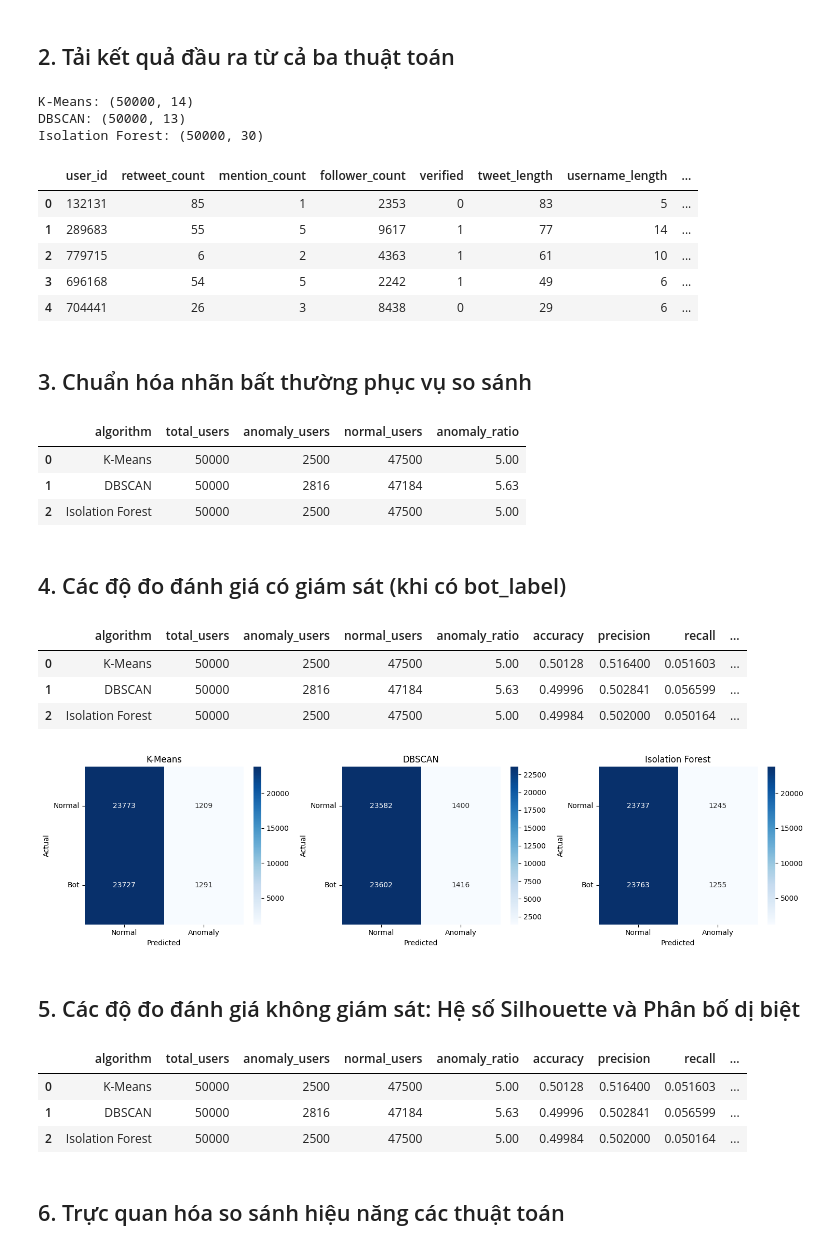
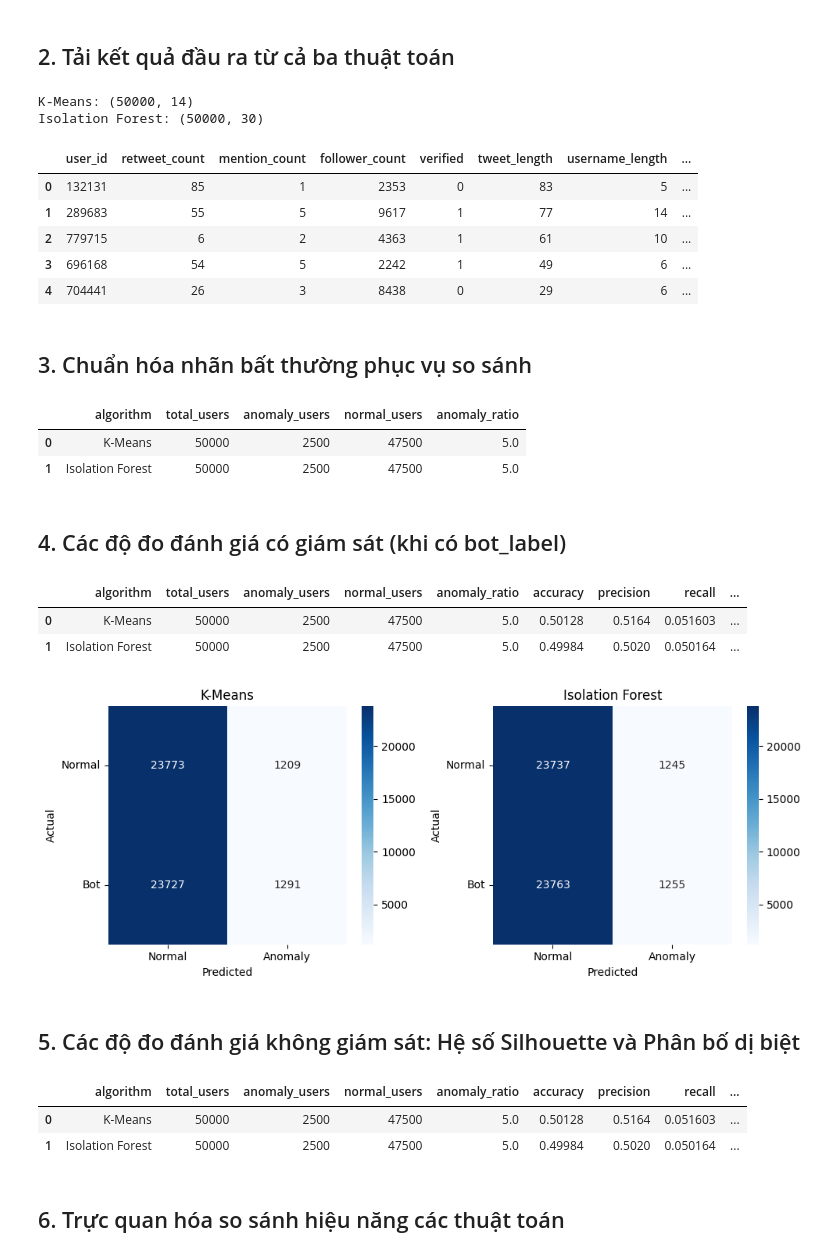
Before and after one commit to ncdanh0311/AnomalyDetection, a Jupyter notebook: notebooks/08_compare_algorithms.ipynb, the cells around one changed output. Saved outputs shown, nothing was run; the diff lists cells and outputs as text; code cells hidden in the pictures.

```diff
--- a/notebooks/08_compare_algorithms.ipynb
+++ b/notebooks/08_compare_algorithms.ipynb
@@ -38,17 +37,14 @@ RANDOM_STATE = 42
 ## 2. Tải kết quả đầu ra từ cả ba thuật toán
 # %%
 kmeans_result = pd.read_csv(KMEANS_PATH)
-dbscan_result = pd.read_csv(DBSCAN_PATH)
 isolation_result = pd.read_csv(ISOLATION_PATH)
 
 print("K-Means:", kmeans_result.shape)
-print("DBSCAN:", dbscan_result.shape)
 print("Isolation Forest:", isolation_result.shape)
 
 isolation_result.head()
 # %% [output]
 K-Means: (50000, 14)
-DBSCAN: (50000, 13)
 Isolation Forest: (50000, 30)
 |  | user_id | retweet_count | mention_count | follower_count | verified | tweet_length | username_length | ... |
 | 0 | 132131 | 85 | 1 | 2353 | 0 | 83 | 5 | ... |
@@ -61,37 +57,35 @@ Isolation Forest: (50000, 30)
 # %%
 algorithm_outputs = {
     "K-Means": kmeans_result.copy(),
-    "DBSCAN": dbscan_result.copy(),
     "Isolation Forest": isolation_result.copy(),
 }
 
 for name, df in algorithm_outputs.items():
     if "is_anomaly" not in df.columns:
         if "anomaly_label" in df.columns:
             df["is_anomaly"] = (df["anomaly_label"] == -1).astype(int)
         elif "cluster" in df.columns:
             df["is_anomaly"] = (df["cluster"] == -1).astype(int)
         else:
             raise ValueError(f"{name} has no compatible anomaly column.")
     algorithm_outputs[name] = df
 
 summary_rows = []
 for name, df in algorithm_outputs.items():
     summary_rows.append({
         "algorithm": name,
         "total_users": len(df),
         "anomaly_users": int(df["is_anomaly"].sum()),
         "normal_users": int((df["is_anomaly"] == 0).sum()),
         "anomaly_ratio": round(df["is_anomaly"].mean() * 100, 2),
     })
 
 comparison_summary = pd.DataFrame(summary_rows)
 comparison_summary
 # %% [output]
 |  | algorithm | total_users | anomaly_users | normal_users | anomaly_ratio |
-| 0 | K-Means | 50000 | 2500 | 47500 | 5.00 |
-| 1 | DBSCAN | 50000 | 2816 | 47184 | 5.63 |
-| 2 | Isolation Forest | 50000 | 2500 | 47500 | 5.00 |
+| 0 | K-Means | 50000 | 2500 | 47500 | 5.0 |
+| 1 | Isolation Forest | 50000 | 2500 | 47500 | 5.0 |
 # %% [markdown]
 ## 4. Các độ đo đánh giá có giám sát (khi có bot_label)
 # %%
@@ -116,9 +110,8 @@ detailed_comparison = pd.DataFrame(metric_rows)
 detailed_comparison
 # %% [output]
 |  | algorithm | total_users | anomaly_users | normal_users | anomaly_ratio | accuracy | precision | recall | ... |
-| 0 | K-Means | 50000 | 2500 | 47500 | 5.00 | 0.50128 | 0.516400 | 0.051603 | ... |
-| 1 | DBSCAN | 50000 | 2816 | 47184 | 5.63 | 0.49996 | 0.502841 | 0.056599 | ... |
-| 2 | Isolation Forest | 50000 | 2500 | 47500 | 5.00 | 0.49984 | 0.502000 | 0.050164 | ... |
+| 0 | K-Means | 50000 | 2500 | 47500 | 5.0 | 0.50128 | 0.5164 | 0.051603 | ... |
+| 1 | Isolation Forest | 50000 | 2500 | 47500 | 5.0 | 0.49984 | 0.5020 | 0.050164 | ... |
 # %%
 if confusion_matrices:
     fig, axes = plt.subplots(1, len(confusion_matrices), figsize=(5 * len(confusion_matrices), 4))
@@ -137,7 +130,7 @@ if confusion_matrices:
 else:
     print("No true label available for confusion matrix.")
 # %% [output]
-[figure, old version]
+[figure, new version]
 # %% [markdown]
 ## 5. Các độ đo đánh giá không giám sát: Hệ số Silhouette và Phân bố dị biệt
 # %%
@@ -178,9 +171,8 @@ detailed_comparison = detailed_comparison.merge(silhouette_df, on="algorithm", h
 detailed_comparison
 # %% [output]
 |  | algorithm | total_users | anomaly_users | normal_users | anomaly_ratio | accuracy | precision | recall | ... |
-| 0 | K-Means | 50000 | 2500 | 47500 | 5.00 | 0.50128 | 0.516400 | 0.051603 | ... |
-| 1 | DBSCAN | 50000 | 2816 | 47184 | 5.63 | 0.49996 | 0.502841 | 0.056599 | ... |
-| 2 | Isolation Forest | 50000 | 2500 | 47500 | 5.00 | 0.49984 | 0.502000 | 0.050164 | ... |
+| 0 | K-Means | 50000 | 2500 | 47500 | 5.0 | 0.50128 | 0.5164 | 0.051603 | ... |
+| 1 | Isolation Forest | 50000 | 2500 | 47500 | 5.0 | 0.49984 | 0.5020 | 0.050164 | ... |
 # %% [markdown]
 ## 6. Trực quan hóa so sánh hiệu năng các thuật toán
 # %%
```
Also changed, not shown: parts of 9 cells of this notebook, 32 other files.
